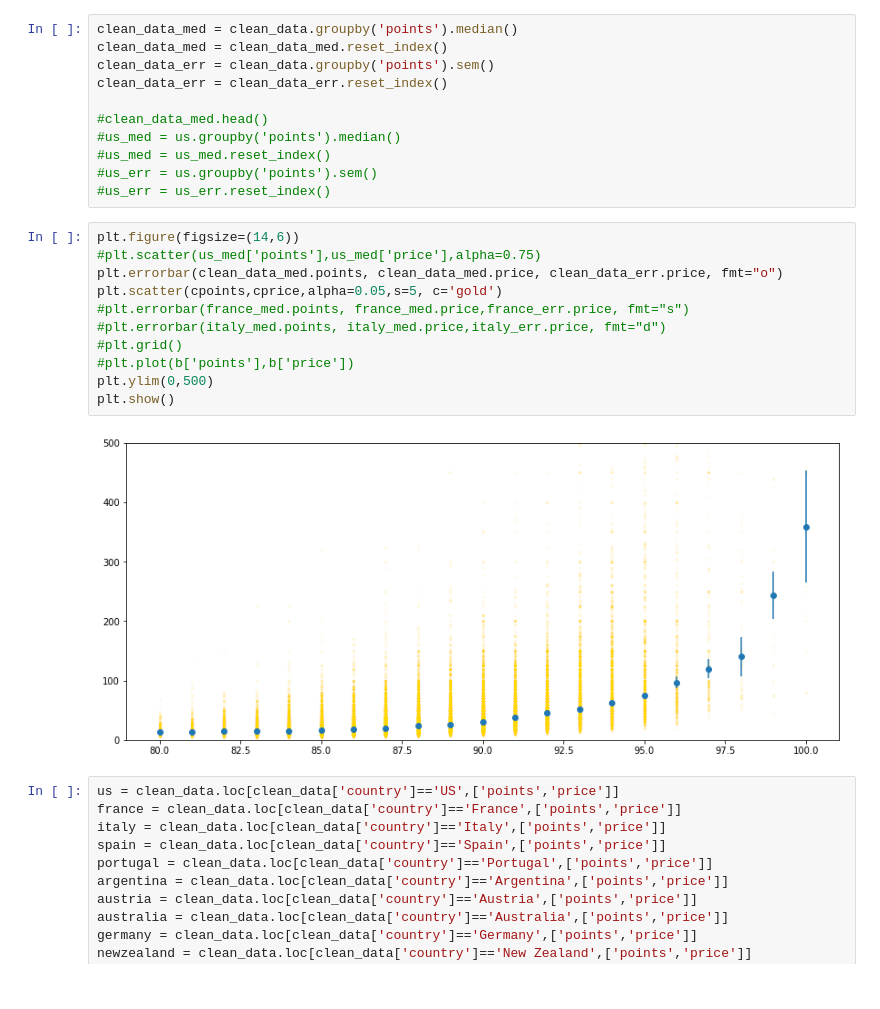
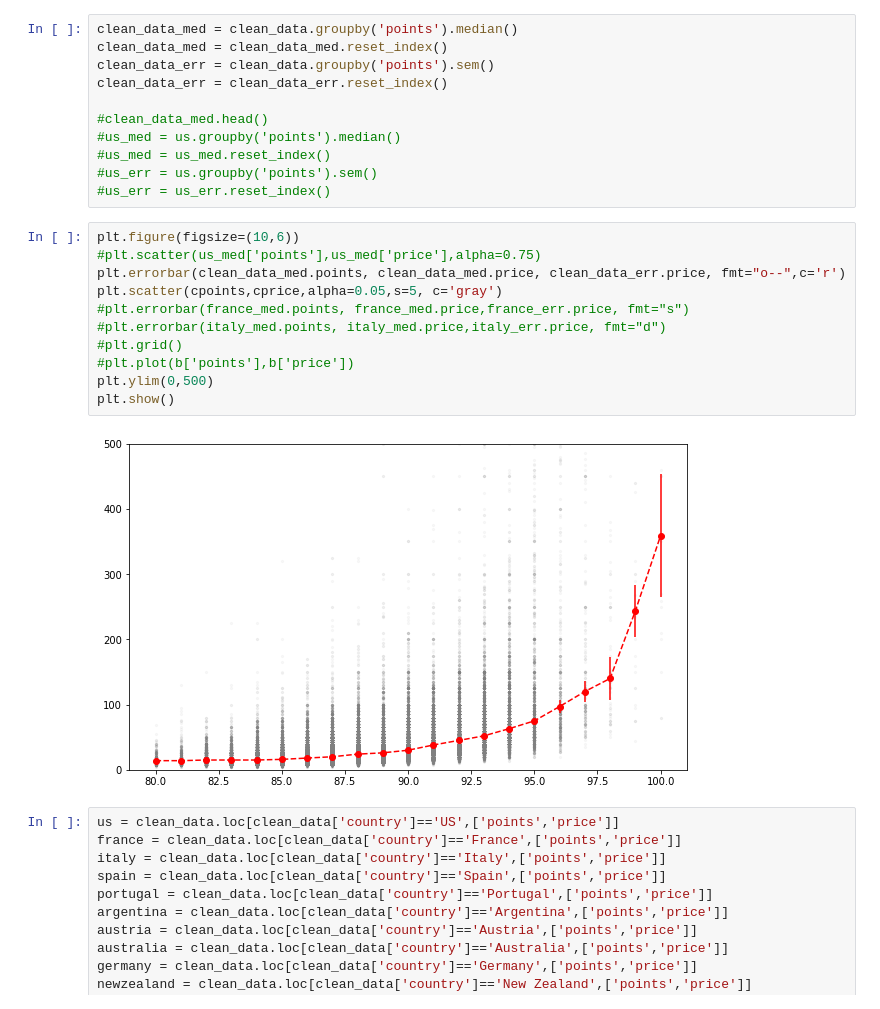
Before and after one commit to renatonico/Pygeons, a Jupyter notebook: notebooks/angel.ipynb, the cells around one changed output. Saved outputs shown, nothing was run; the diff lists cells and outputs as text.

Commit message:
updated bubble plots

```diff
--- a/notebooks/angel.ipynb
+++ b/notebooks/angel.ipynb
@@ -260,18 +221,18 @@ clean_data_err = clean_data_err.reset_index()
 #us_err = us.groupby('points').sem()
 #us_err = us_err.reset_index()
 # %%
-plt.figure(figsize=(14,6))
+plt.figure(figsize=(10,6))
 #plt.scatter(us_med['points'],us_med['price'],alpha=0.75)
-plt.errorbar(clean_data_med.points, clean_data_med.price, clean_data_err.price, fmt="o")
-plt.scatter(cpoints,cprice,alpha=0.05,s=5, c='gold')
+plt.errorbar(clean_data_med.points, clean_data_med.price, clean_data_err.price, fmt="o--",c='r')
+plt.scatter(cpoints,cprice,alpha=0.05,s=5, c='gray')
 #plt.errorbar(france_med.points, france_med.price,france_err.price, fmt="s")
 #plt.errorbar(italy_med.points, italy_med.price,italy_err.price, fmt="d")
 #plt.grid()
 #plt.plot(b['points'],b['price'])
 plt.ylim(0,500)
 plt.show()
 # %% [output]
-[figure, old version]
+[figure, new version]
 # %%
 us = clean_data.loc[clean_data['country']=='US',['points','price']]
 france = clean_data.loc[clean_data['country']=='France',['points','price']]
```
Also changed, not shown: parts of 27 cells of this notebook.
